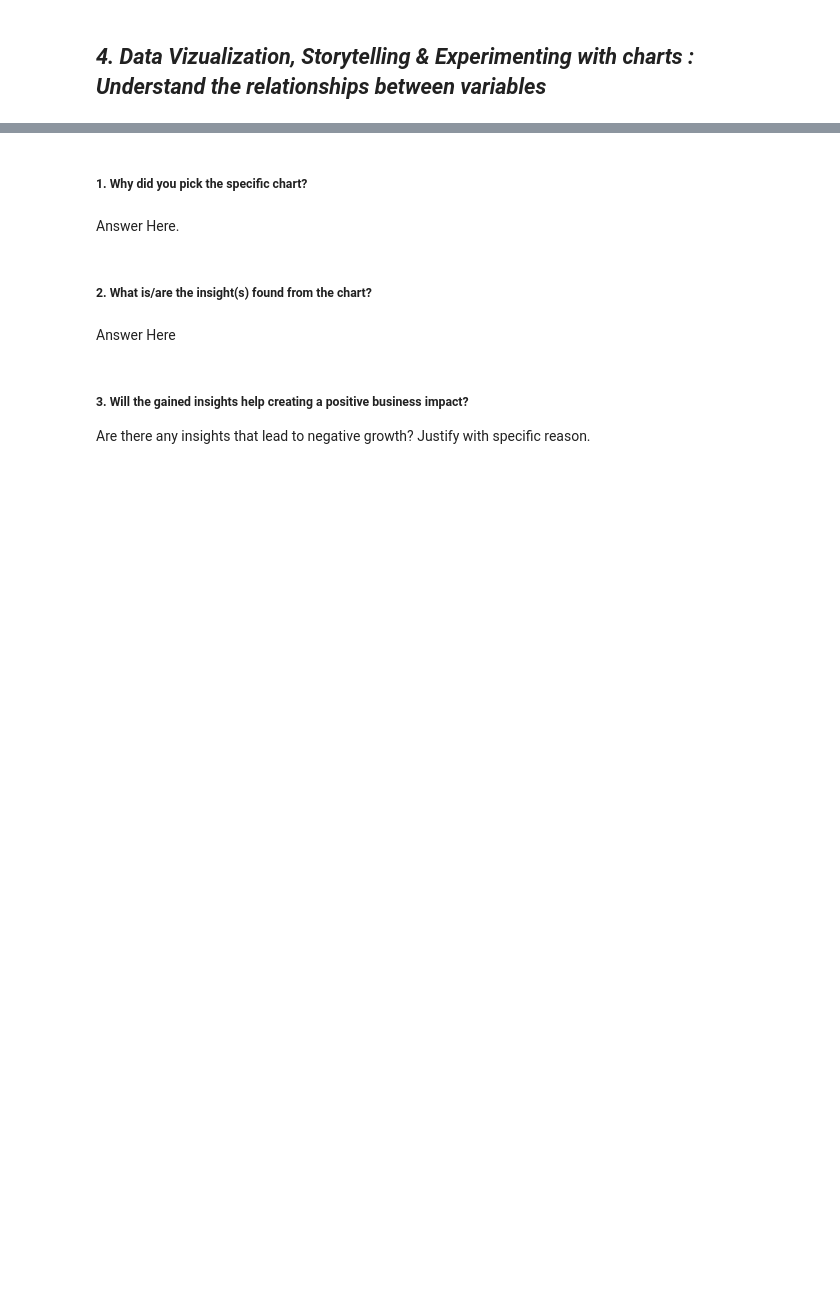
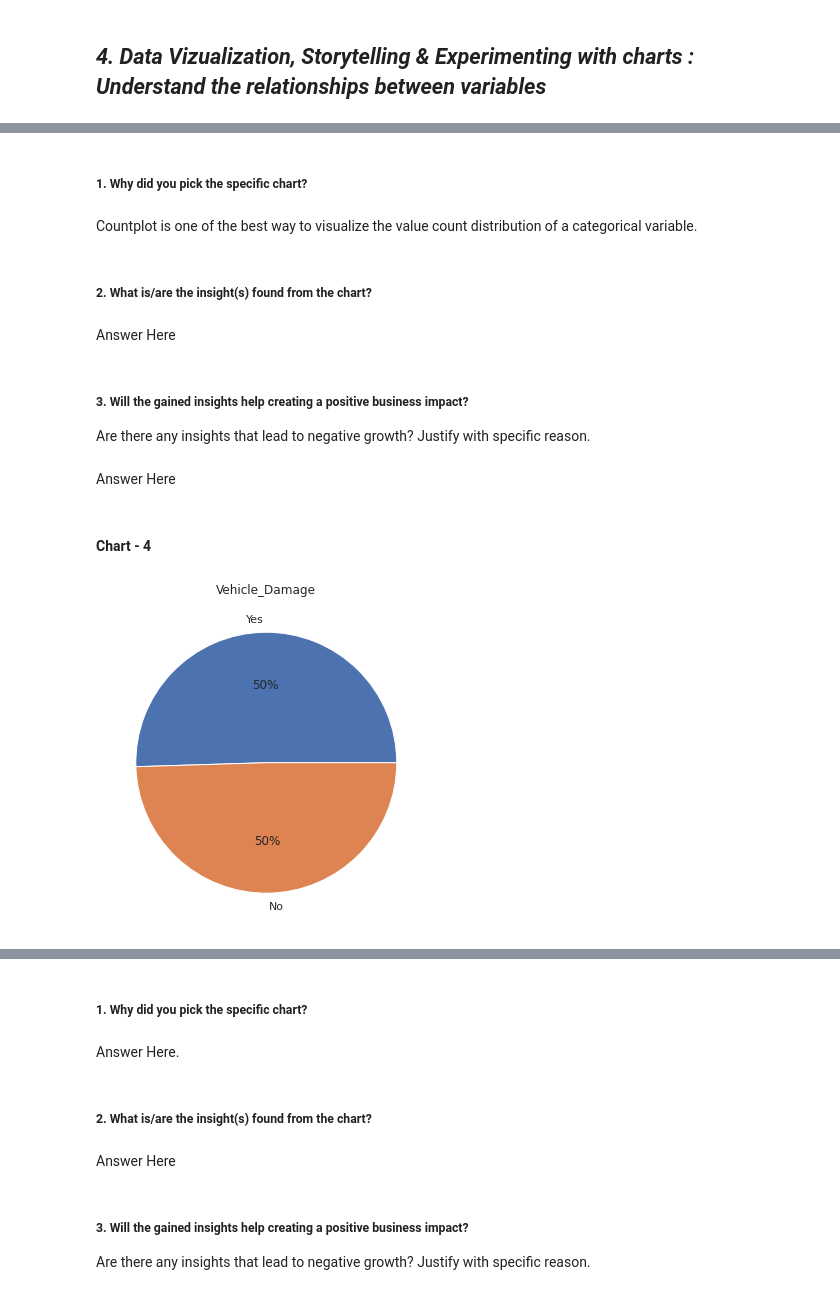
Before and after one commit to mohith-ds8/Health-Insurance-Cross-Sell-Prediction, a Jupyter notebook: Health_Insurance_Cross_Sell_Prediciotn.ipynb, the cells around one changed output, grey strips where cells are left out. Drawn from its saved outputs; the diff is of its cells as text; code cells hidden in the pictures; blank space fills up the shorter version.

```diff
--- a/Health_Insurance_Cross_Sell_Prediciotn.ipynb
+++ b/Health_Insurance_Cross_Sell_Prediciotn.ipynb
@@ -316,0 +384,22 @@ categorical_features.head()
+# %% [markdown]
+##### 1. Why did you pick the specific chart?
+# %% [markdown]
+Countplot is one of the best way to visualize the value count distribution of a categorical variable.
+# %% [markdown]
+##### 2. What is/are the insight(s) found from the chart?
+# %% [markdown]
+Answer Here
+# %% [markdown]
+##### 3. Will the gained insights help creating a positive business impact?
+Are there any insights that lead to negative growth? Justify with specific reason.
+# %% [markdown]
+Answer Here
+# %% [markdown]
+#### Chart - 4
+# %%
+# Chart - 4 visualization code
+plt.pie(df['Vehicle_Damage'].value_counts(),labels = df['Vehicle_Damage'].value_counts().keys().tolist(),autopct='%.0f%%')
+plt.title('Vehicle_Damage')
+plt.show()
+# %% [output]
+[figure, added]
```
Also changed, not shown: parts of 195 cells of this notebook.
